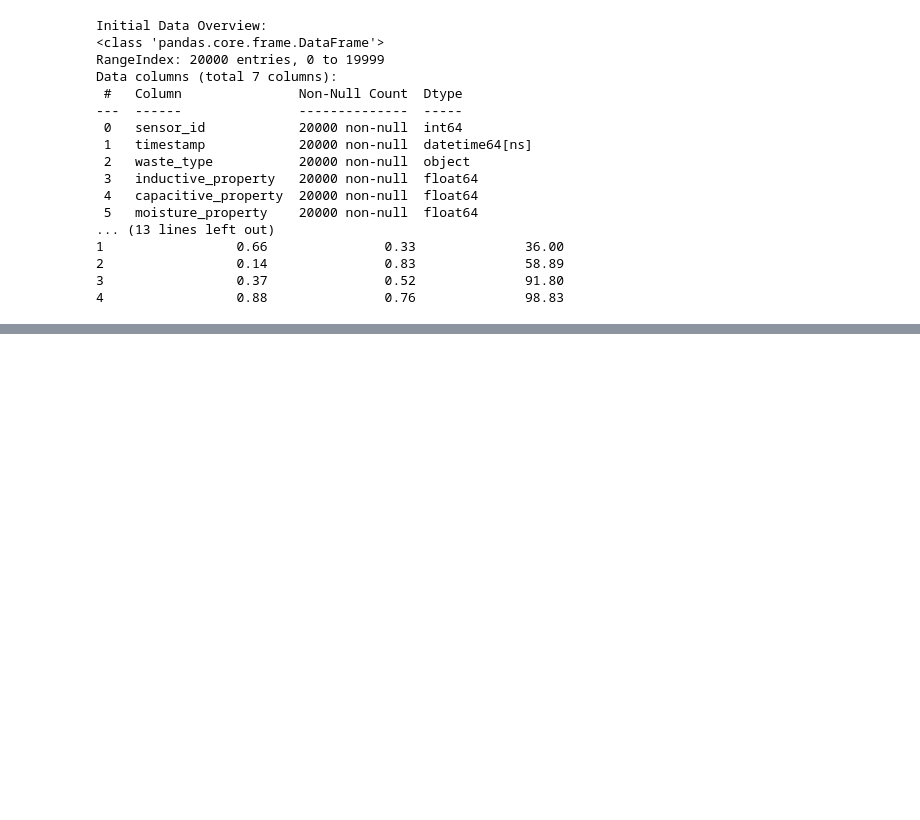
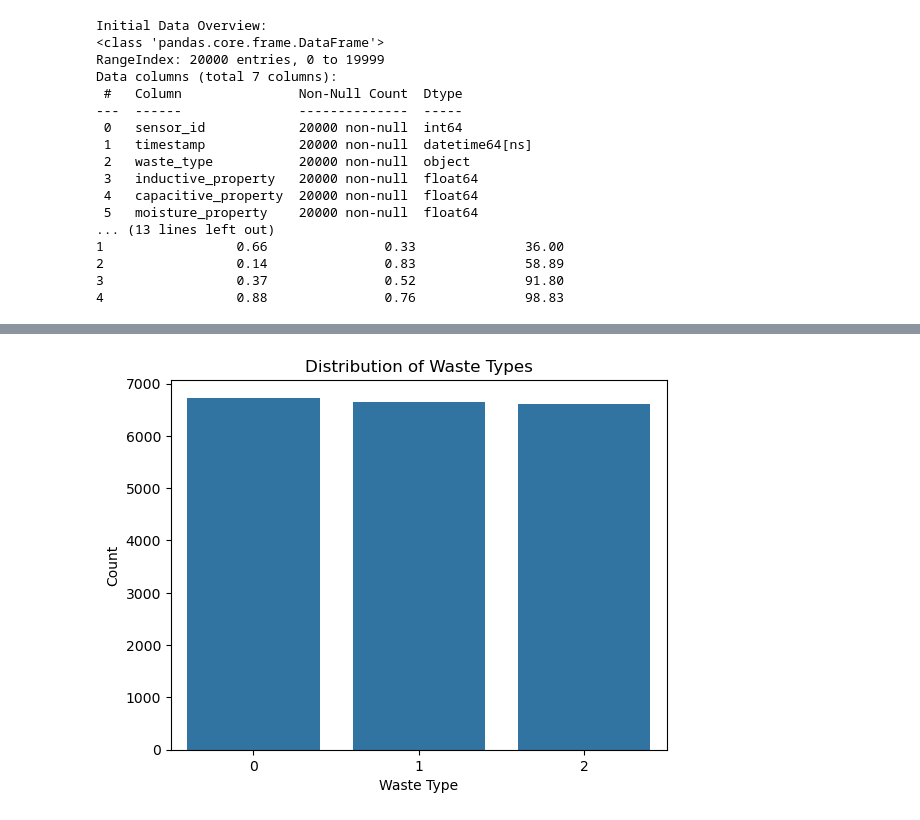
Before and after one commit to AtharvaDomale/Waste_Management_Project, a Jupyter notebook: main.ipynb, the cells around one changed output, grey strips where cells are left out. Drawn from its saved outputs; the diff is of its cells as text; code cells hidden in the pictures; blank space fills up the shorter version.

```diff
--- a/main.ipynb
+++ b/main.ipynb
@@ -183,3 +55,0 @@ plt.show()
-# %%
-sns.set(style="whitegrid", palette="muted")
-plt.figure(figsize=(16, 12))
@@ -351,0 +56,7 @@ Passing `palette` without assigning `hue` is deprecated and will be removed in v
+# %%
+data = waste_data.dropna()
+# %%
+label_encoder = LabelEncoder()
+data['waste_type'] = label_encoder.fit_transform(data['waste_type'])
+# %%
+data = data.drop('timestamp', axis=1)
@@ -351,0 +79,8 @@ Passing `palette` without assigning `hue` is deprecated and will be removed in v
+# %%
+sns.countplot(x='waste_type', data=data)
+plt.title('Distribution of Waste Types')
+plt.xlabel('Waste Type')
+plt.ylabel('Count')
+plt.show()
+# %% [output]
+[figure, added]
```
Also changed, not shown: parts of 54 cells of this notebook.
